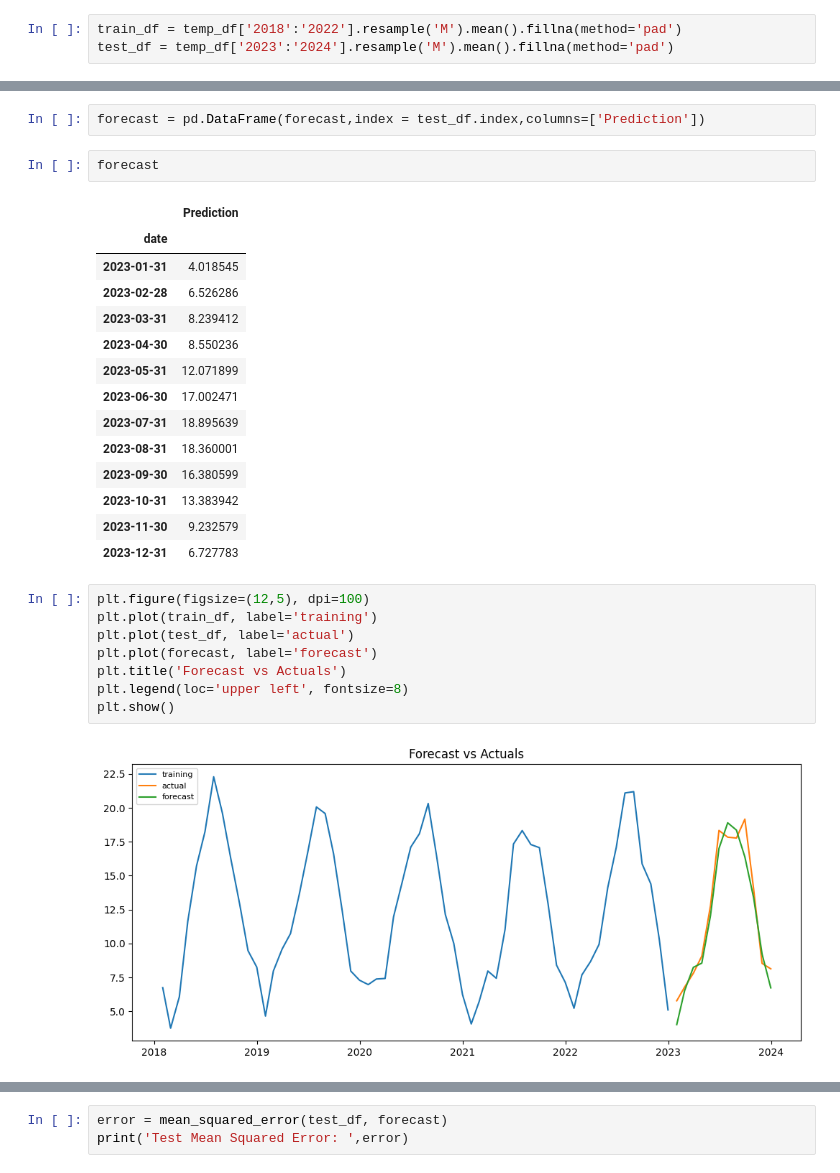
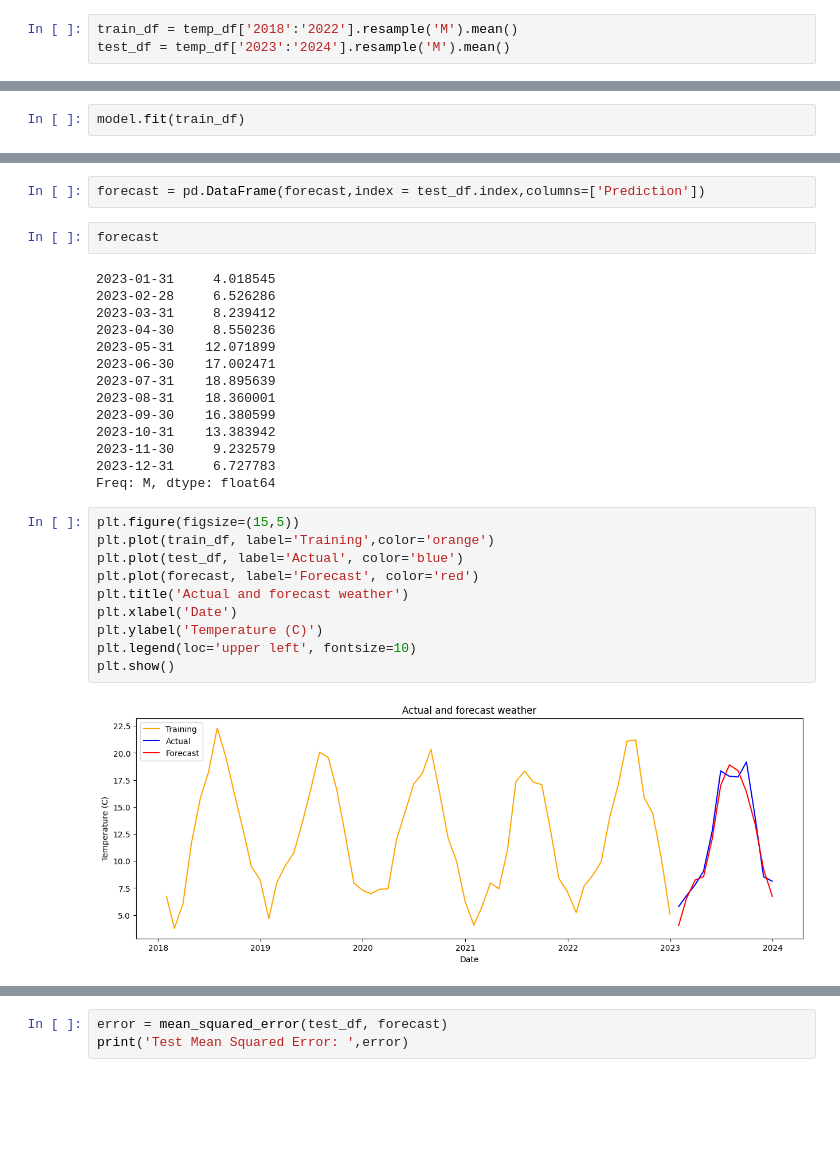
Before and after one commit to Zdanekk/Project_weather, a Jupyter notebook: Notebooks/arima_model.ipynb, the cells around one changed output, grey strips where cells are left out. Cells and saved outputs as stored; diff of their text form; blank space fills up the shorter version.

```diff
--- a/Notebooks/arima_model.ipynb
+++ b/Notebooks/arima_model.ipynb
@@ -37,7 +34,9 @@ weather_df['pressure'] = weather_df['pressure'].astype(int)
 # %%
 temp_df = weather_df['avgtempC']
 # %%
-train_df = temp_df['2018':'2022'].resample('M').mean().fillna(method='pad')
-test_df = temp_df['2023':'2024'].resample('M').mean().fillna(method='pad')
+train_df = temp_df['2018':'2022'].resample('M').mean()
+test_df = temp_df['2023':'2024'].resample('M').mean()
 # %%
 model = pm.auto_arima(train_df, seasonal=True, m=12)
+# %%
+model.fit(train_df)
@@ -48,28 +50,29 @@ forecast = pd.DataFrame(forecast,index = test_df.index,columns=['Prediction'])
 # %%
 forecast
 # %% [output]
-|  | Prediction |
-| date |  |
-| 2023-01-31 | 4.018545 |
-| 2023-02-28 | 6.526286 |
-| 2023-03-31 | 8.239412 |
-| 2023-04-30 | 8.550236 |
-| 2023-05-31 | 12.071899 |
-| 2023-06-30 | 17.002471 |
-| 2023-07-31 | 18.895639 |
-| 2023-08-31 | 18.360001 |
-| 2023-09-30 | 16.380599 |
-| 2023-10-31 | 13.383942 |
-| 2023-11-30 | 9.232579 |
-| 2023-12-31 | 6.727783 |
+2023-01-31     4.018545
+2023-02-28     6.526286
+2023-03-31     8.239412
+2023-04-30     8.550236
+2023-05-31    12.071899
+2023-06-30    17.002471
+2023-07-31    18.895639
+2023-08-31    18.360001
+2023-09-30    16.380599
+2023-10-31    13.383942
+2023-11-30     9.232579
+2023-12-31     6.727783
+Freq: M, dtype: float64
 # %%
-plt.figure(figsize=(12,5), dpi=100)
-plt.plot(train_df, label='training')
-plt.plot(test_df, label='actual')
-plt.plot(forecast, label='forecast')
-plt.title('Forecast vs Actuals')
-plt.legend(loc='upper left', fontsize=8)
+plt.figure(figsize=(15,5))
+plt.plot(train_df, label='Training',color='orange')
+plt.plot(test_df, label='Actual', color='blue')
+plt.plot(forecast, label='Forecast', color='red')
+plt.title('Actual and forecast weather')
+plt.xlabel('Date')
+plt.ylabel('Temperature (C)')
+plt.legend(loc='upper left', fontsize=10)
 plt.show()
 # %% [output]
-[figure, old version]
+[figure, new version]
 # %%
```
Also changed, not shown: parts of 4 cells of this notebook.
